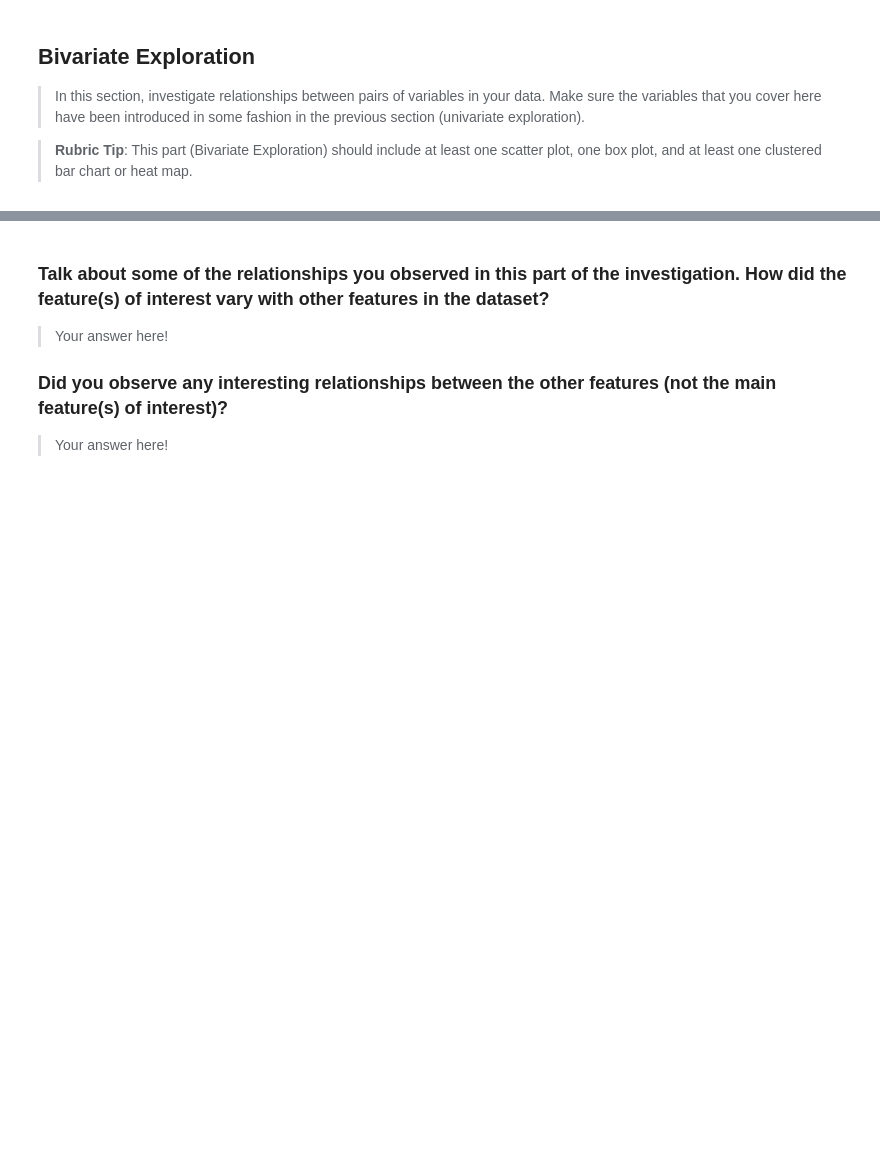
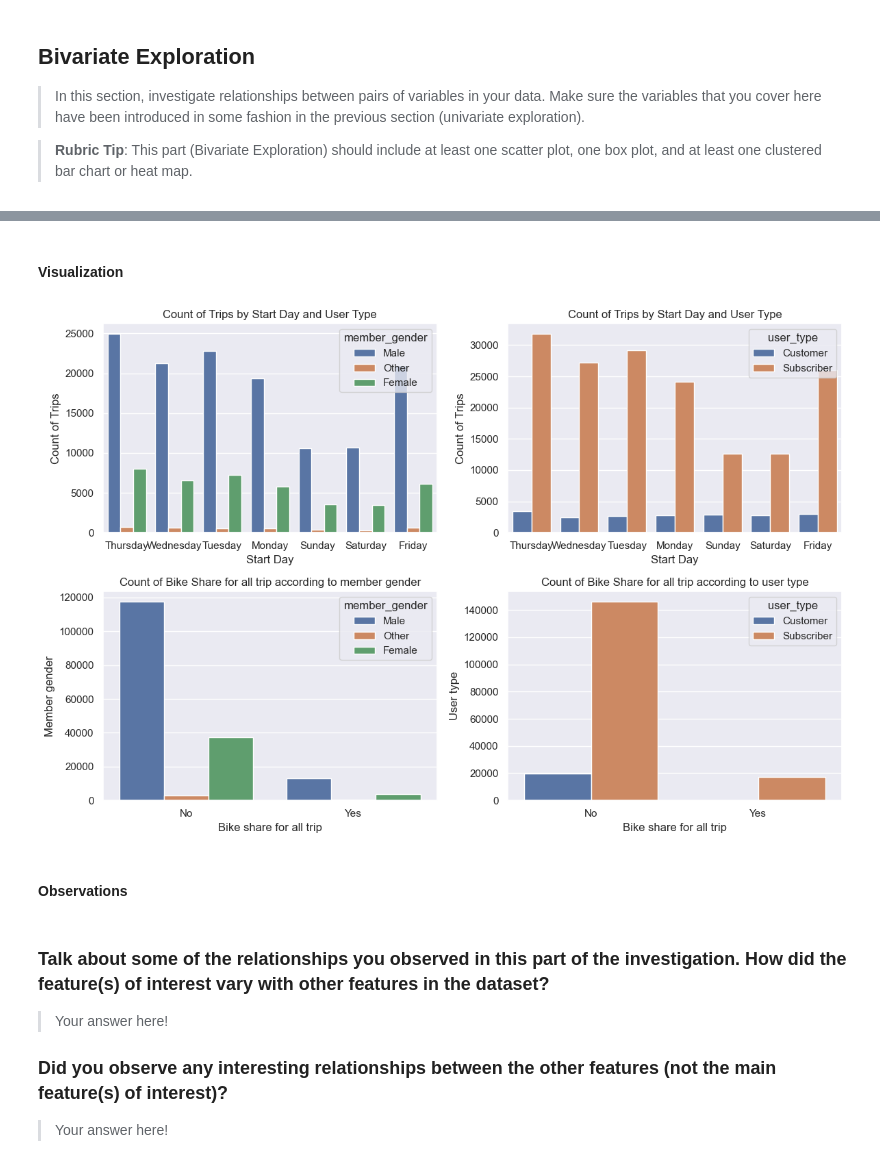
Before and after one commit to MohamedAlDeep/Deci-L4-S1-Project, a Jupyter notebook: Part_I_exploration_template.ipynb, the cells around one changed output, grey strips where cells are left out. Drawn from its saved outputs; the diff is of its cells as text; code cells hidden in the pictures; blank space fills up the shorter version.

```diff
--- a/Part_I_exploration_template.ipynb
+++ b/Part_I_exploration_template.ipynb
@@ -352,3 +439,36 @@ Those are the transformation done.
+# %% [markdown]
+#### Visualization
+# %%
+figs, ax = plt.subplots(2, 2, figsize=(12, 8))
+
+ax_flat = ax.flatten()
+
+sns.countplot(data=df, x='start_day', hue='member_gender', ax=ax_flat[0])
+ax_flat[0].set_title('Count of Trips by Start Day and User Type')
+ax_flat[0].set_xlabel('Start Day')
+ax_flat[0].set_ylabel('Count of Trips')
+
+sns.countplot(data=df, x='start_day', hue='user_type', ax=ax_flat[1])
+ax_flat[1].set_title('Count of Trips by Start Day and User Type')
+ax_flat[1].set_xlabel('Start Day')
+ax_flat[1].set_ylabel('Count of Trips')
+
+sns.countplot(data=df, x='bike_share_for_all_trip', hue='member_gender', ax=ax_flat[2])
+ax_flat[2].set_title('Count of Bike Share for all trip according to member gender')
+ax_flat[2].set_xlabel('Bike share for all trip')
+ax_flat[2].set_ylabel('Member gender')
+
+sns.countplot(data=df, x='bike_share_for_all_trip', hue='user_type', ax=ax_flat[3])
+ax_flat[3].set_title('Count of Bike Share for all trip according to user type')
+ax_flat[3].set_xlabel('Bike share for all trip')
+ax_flat[3].set_ylabel('User type')
+
+
+plt.tight_layout()
+# %% [output]
+[figure, added]
+# %% [markdown]
+#### Observations
 # %% [markdown]
 ### Talk about some of the relationships you observed in this part of the investigation. How did the feature(s) of interest vary with other features in the dataset?
 
```
Also changed, not shown: parts of 17 cells of this notebook.
